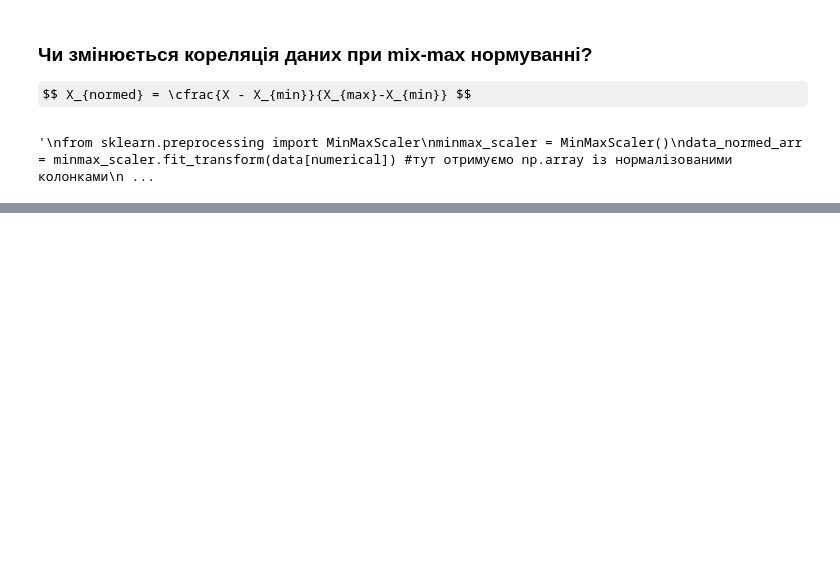
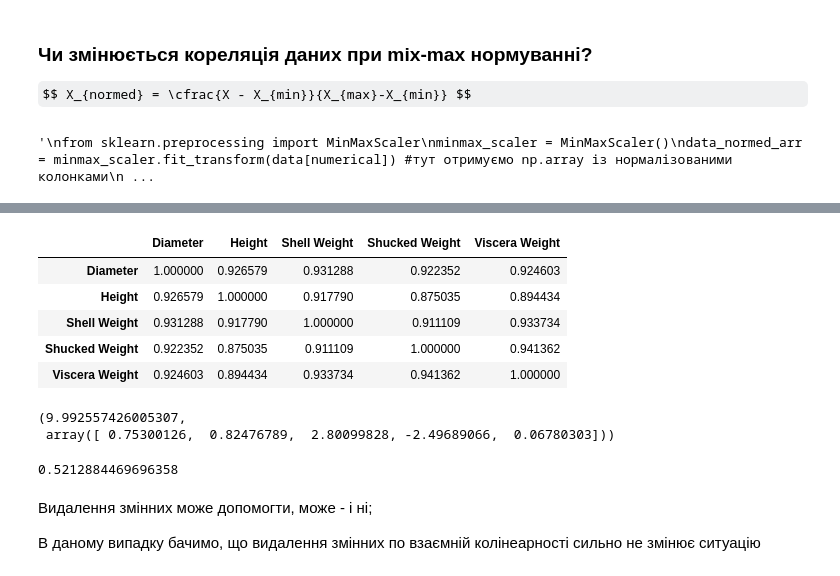
Before and after one commit to Krokha18/ml-intro-labs-2023, a Jupyter notebook: 04-multicolinearity/04-multicolinearity.ipynb, the cells around one changed output, grey strips where cells are left out. Saved outputs shown, nothing was run; the diff lists cells and outputs as text; code cells hidden in the pictures; some formulas as TeX source; blank space fills up the shorter version.

```diff
--- a/04-multicolinearity/04-multicolinearity.ipynb
+++ b/04-multicolinearity/04-multicolinearity.ipynb
@@ -147,0 +193,34 @@ for cat_col in categorical:
+# %%
+relevant_cols = ["Diameter", 'Height', "Shell Weight", "Shucked Weight", 'Viscera Weight']
+data[relevant_cols].corr()
+# %% [output]
+|  | Diameter | Height | Shell Weight | Shucked Weight | Viscera Weight |
+| Diameter | 1.000000 | 0.926579 | 0.931288 | 0.922352 | 0.924603 |
+| Height | 0.926579 | 1.000000 | 0.917790 | 0.875035 | 0.894434 |
+| Shell Weight | 0.931288 | 0.917790 | 1.000000 | 0.911109 | 0.933734 |
+| Shucked Weight | 0.922352 | 0.875035 | 0.911109 | 1.000000 | 0.941362 |
+| Viscera Weight | 0.924603 | 0.894434 | 0.933734 | 0.941362 | 1.000000 |
+# %%
+from sklearn.linear_model import LinearRegression
+
+key = "lr_cutted"
+
+lr = LinearRegression(fit_intercept = True)
+lr.fit(X_train[relevant_cols], y_train)
+
+y_test_pred = lr.predict(X_test[relevant_cols])
+
+models_list[key] = lr; y_test_pred_list[key] = y_test_pred
+
+lr.intercept_, lr.coef_
+# %% [output]
+(9.992557426005307,
+ array([ 0.75300126,  0.82476789,  2.80099828, -2.49689066,  0.06780303]))
+# %%
+r2_score(y_test, y_test_pred)
+# %% [output]
+0.5212884469696358
+# %% [markdown]
+Видалення змінних може допомогти, може - і ні;
+
+В даному випадку бачимо, що видалення змінних по взаємній колінеарності сильно не змінює ситуацію
```
Also changed, not shown: parts of 15 cells of this notebook.
